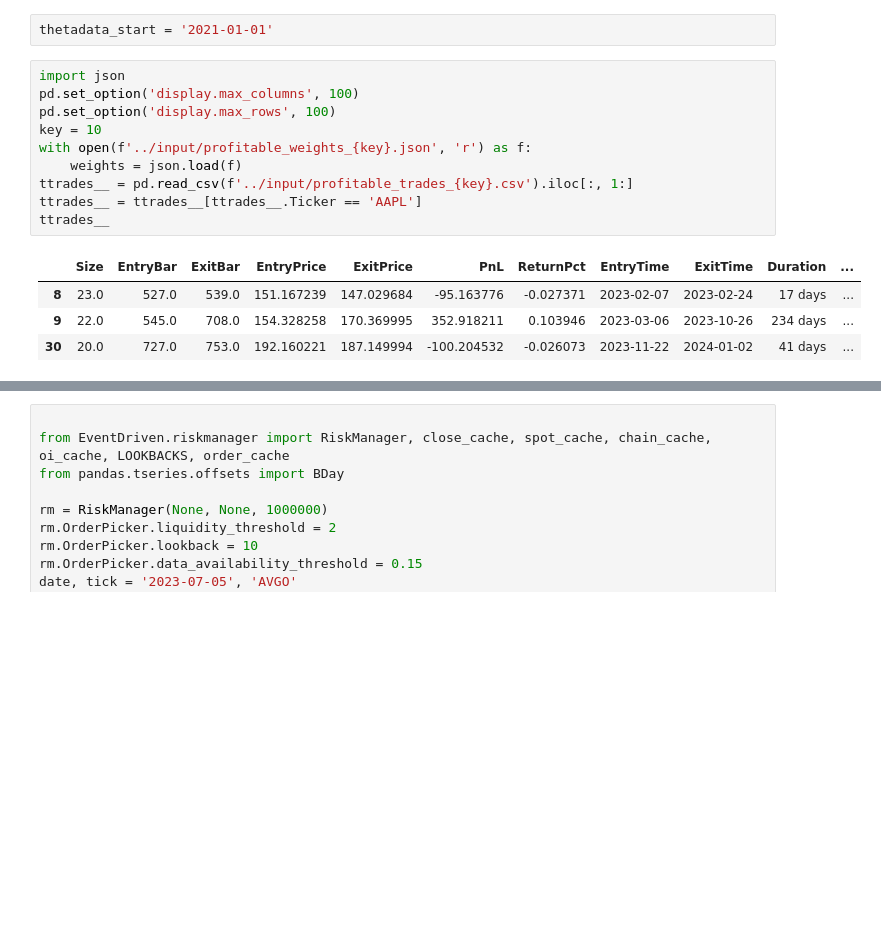
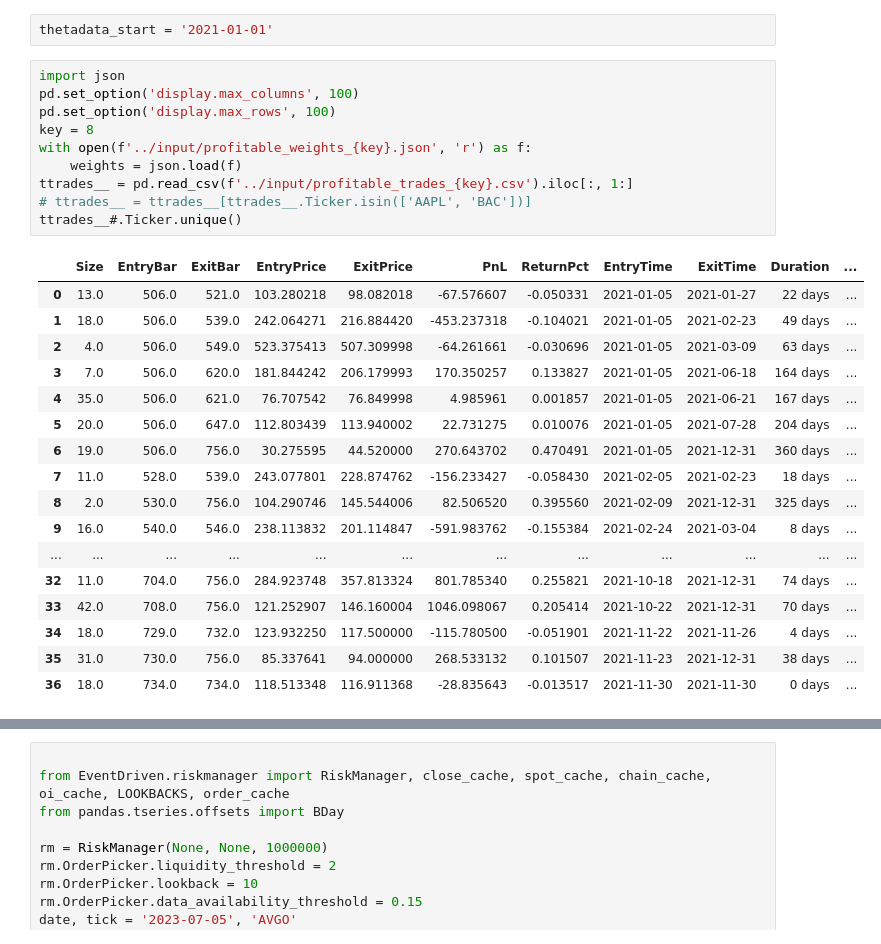
Before and after one commit to Zino-ctrlZ/QuantTools, a Jupyter notebook: EventDriven/demos/backtestClean.ipynb, the cells around one changed output, grey strips where cells are left out. Drawn from its saved outputs; the diff is of its cells as text; blank space fills up the shorter version.

```diff
--- a/EventDriven/demos/backtestClean.ipynb
+++ b/EventDriven/demos/backtestClean.ipynb
@@ -42,18 +42,31 @@ thetadata_start = '2021-01-01'
 # %%
 import json
 pd.set_option('display.max_columns', 100)
 pd.set_option('display.max_rows', 100)
-key = 10
+key = 8
 with open(f'../input/profitable_weights_{key}.json', 'r') as f:
     weights = json.load(f)
 ttrades__ = pd.read_csv(f'../input/profitable_trades_{key}.csv').iloc[:, 1:]
-ttrades__ = ttrades__[ttrades__.Ticker == 'AAPL']
-ttrades__
+# ttrades__ = ttrades__[ttrades__.Ticker.isin(['AAPL', 'BAC'])]
+ttrades__#.Ticker.unique()
 # %% [output]
 |  | Size | EntryBar | ExitBar | EntryPrice | ExitPrice | PnL | ReturnPct | EntryTime | ExitTime | Duration | ... |
-| 8 | 23.0 | 527.0 | 539.0 | 151.167239 | 147.029684 | -95.163776 | -0.027371 | 2023-02-07 | 2023-02-24 | 17 days | ... |
-| 9 | 22.0 | 545.0 | 708.0 | 154.328258 | 170.369995 | 352.918211 | 0.103946 | 2023-03-06 | 2023-10-26 | 234 days | ... |
-| 30 | 20.0 | 727.0 | 753.0 | 192.160221 | 187.149994 | -100.204532 | -0.026073 | 2023-11-22 | 2024-01-02 | 41 days | ... |
+| 0 | 13.0 | 506.0 | 521.0 | 103.280218 | 98.082018 | -67.576607 | -0.050331 | 2021-01-05 | 2021-01-27 | 22 days | ... |
+| 1 | 18.0 | 506.0 | 539.0 | 242.064271 | 216.884420 | -453.237318 | -0.104021 | 2021-01-05 | 2021-02-23 | 49 days | ... |
+| 2 | 4.0 | 506.0 | 549.0 | 523.375413 | 507.309998 | -64.261661 | -0.030696 | 2021-01-05 | 2021-03-09 | 63 days | ... |
+| 3 | 7.0 | 506.0 | 620.0 | 181.844242 | 206.179993 | 170.350257 | 0.133827 | 2021-01-05 | 2021-06-18 | 164 days | ... |
+| 4 | 35.0 | 506.0 | 621.0 | 76.707542 | 76.849998 | 4.985961 | 0.001857 | 2021-01-05 | 2021-06-21 | 167 days | ... |
+| 5 | 20.0 | 506.0 | 647.0 | 112.803439 | 113.940002 | 22.731275 | 0.010076 | 2021-01-05 | 2021-07-28 | 204 days | ... |
+| 6 | 19.0 | 506.0 | 756.0 | 30.275595 | 44.520000 | 270.643702 | 0.470491 | 2021-01-05 | 2021-12-31 | 360 days | ... |
+| 7 | 11.0 | 528.0 | 539.0 | 243.077801 | 228.874762 | -156.233427 | -0.058430 | 2021-02-05 | 2021-02-23 | 18 days | ... |
+| 8 | 2.0 | 530.0 | 756.0 | 104.290746 | 145.544006 | 82.506520 | 0.395560 | 2021-02-09 | 2021-12-31 | 325 days | ... |
+| 9 | 16.0 | 540.0 | 546.0 | 238.113832 | 201.114847 | -591.983762 | -0.155384 | 2021-02-24 | 2021-03-04 | 8 days | ... |
+| ... | ... | ... | ... | ... | ... | ... | ... | ... | ... | ... | ... |
+| 32 | 11.0 | 704.0 | 756.0 | 284.923748 | 357.813324 | 801.785340 | 0.255821 | 2021-10-18 | 2021-12-31 | 74 days | ... |
+| 33 | 42.0 | 708.0 | 756.0 | 121.252907 | 146.160004 | 1046.098067 | 0.205414 | 2021-10-22 | 2021-12-31 | 70 days | ... |
+| 34 | 18.0 | 729.0 | 732.0 | 123.932250 | 117.500000 | -115.780500 | -0.051901 | 2021-11-22 | 2021-11-26 | 4 days | ... |
+| 35 | 31.0 | 730.0 | 756.0 | 85.337641 | 94.000000 | 268.533132 | 0.101507 | 2021-11-23 | 2021-12-31 | 38 days | ... |
+| 36 | 18.0 | 734.0 | 734.0 | 118.513348 | 116.911368 | -28.835643 | -0.013517 | 2021-11-30 | 2021-11-30 | 0 days | ... |
 # %%
 trades_ = ttrades__.copy()
 trades_
```
Also changed, not shown: parts of 13 cells of this notebook, 2 other files.
